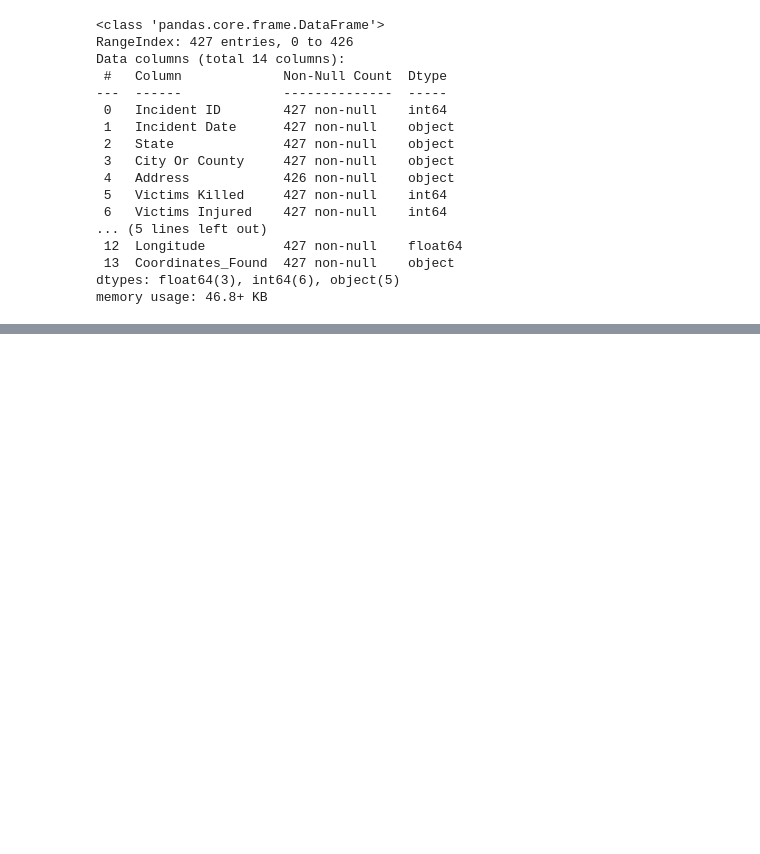
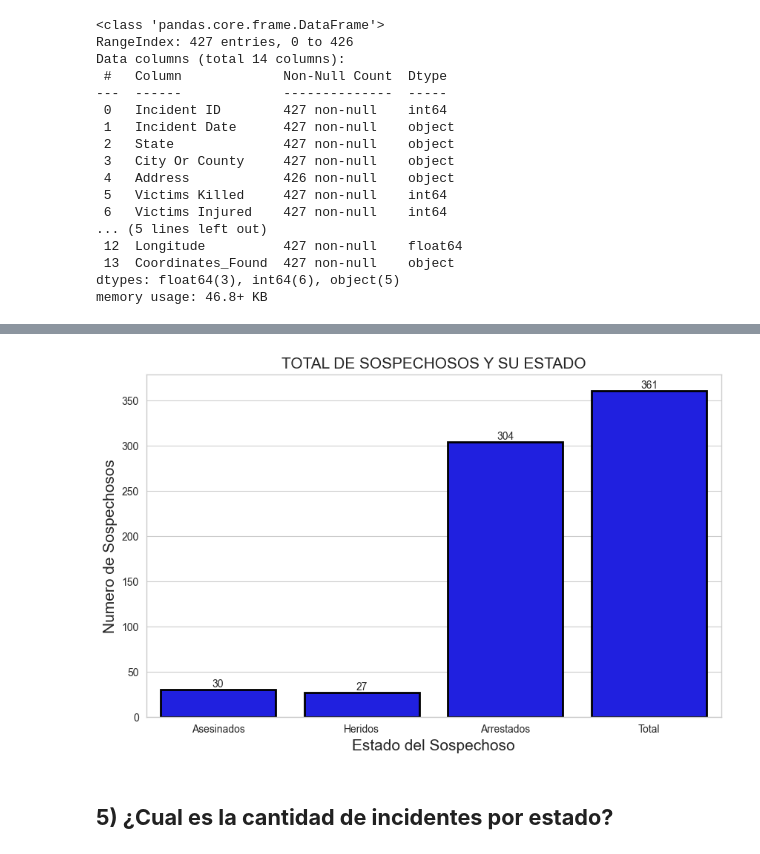
Before and after one commit to vamphook972/Gun_Violence_Dataset_US, a Jupyter notebook: Gun_Violence_Dataset_US.ipynb, the cells around one changed output, grey strips where cells are left out. Cells and saved outputs as stored; diff of their text form; code cells hidden in the pictures; blank space fills up the shorter version.

```diff
--- a/Gun_Violence_Dataset_US.ipynb
+++ b/Gun_Violence_Dataset_US.ipynb
@@ -447,0 +393,20 @@ plt.show()
+# %%
+sus_datos = {'Estado de Sospechoso': ['Asesinados', 'Heridos', 'Arrestados','Total'],
+            'Numero de Sospechosos': [sus_killed,sus_injured, sus_arrested, sus_total.sum()]}
+df_susdatos = pd.DataFrame(sus_datos)
+# %%
+plt.figure(figsize=(10, 6))
+sns.set_style("whitegrid")
+sns.barplot(data = sus_datos, x = 'Estado de Sospechoso', y = 'Numero de Sospechosos',  color = 'blue', edgecolor ='black', linewidth = 2)
+
+for i, valor in enumerate(df_susdatos['Numero de Sospechosos']):
+    plt.text(i, valor + 0.5, str(valor), ha='center', va='bottom')
+
+plt.title('TOTAL DE SOSPECHOSOS Y SU ESTADO', fontsize=15)
+plt.xlabel('Estado del Sospechoso', fontsize=15)
+plt.ylabel('Numero de Sospechosos', fontsize=15)
+plt.show()
+# %% [output]
+[figure, added]
+# %% [markdown]
+## **5) ¿Cual es la cantidad de incidentes por estado?**
```
Also changed, not shown: parts of 118 cells of this notebook.
